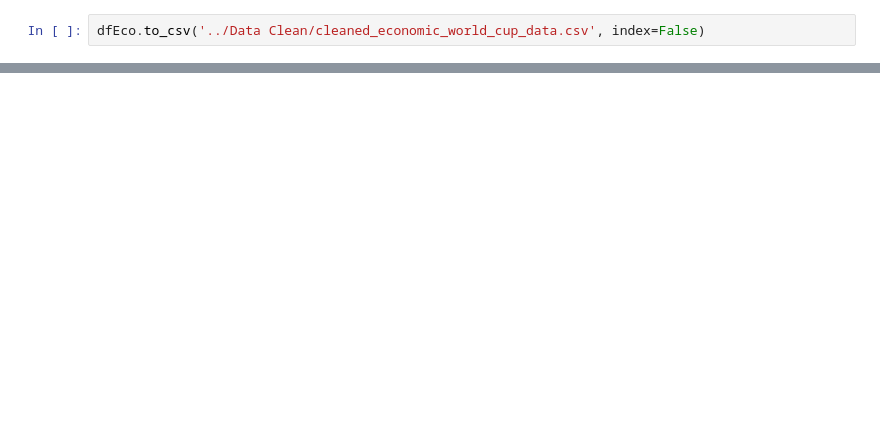
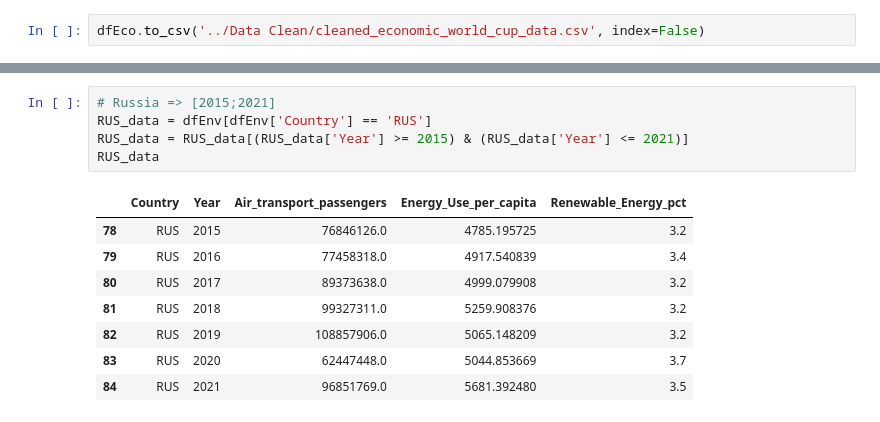
Before and after one commit to hajaraitlachgar/Impact_CDM, a Jupyter notebook: notebooks/Nettoyage.ipynb, the cells around one changed output, grey strips where cells are left out. Drawn from its saved outputs; the diff is of its cells as text; blank space fills up the shorter version.

```diff
--- a/notebooks/Nettoyage.ipynb
+++ b/notebooks/Nettoyage.ipynb
@@ -125,0 +171,14 @@ dfEco.to_csv('../Data Clean/cleaned_economic_world_cup_data.csv', index=False)
+# %%
+# Russia => [2015;2021]
+RUS_data = dfEnv[dfEnv['Country'] == 'RUS']
+RUS_data = RUS_data[(RUS_data['Year'] >= 2015) & (RUS_data['Year'] <= 2021)]
+RUS_data
+# %% [output]
+|  | Country | Year | Air_transport_passengers | Energy_Use_per_capita | Renewable_Energy_pct |
+| 78 | RUS | 2015 | 76846126.0 | 4785.195725 | 3.2 |
+| 79 | RUS | 2016 | 77458318.0 | 4917.540839 | 3.4 |
+| 80 | RUS | 2017 | 89373638.0 | 4999.079908 | 3.2 |
+| 81 | RUS | 2018 | 99327311.0 | 5259.908376 | 3.2 |
+| 82 | RUS | 2019 | 108857906.0 | 5065.148209 | 3.2 |
+| 83 | RUS | 2020 | 62447448.0 | 5044.853669 | 3.7 |
+| 84 | RUS | 2021 | 96851769.0 | 5681.392480 | 3.5 |
```
Also changed, not shown: parts of 14 cells of this notebook, 5 other files.
